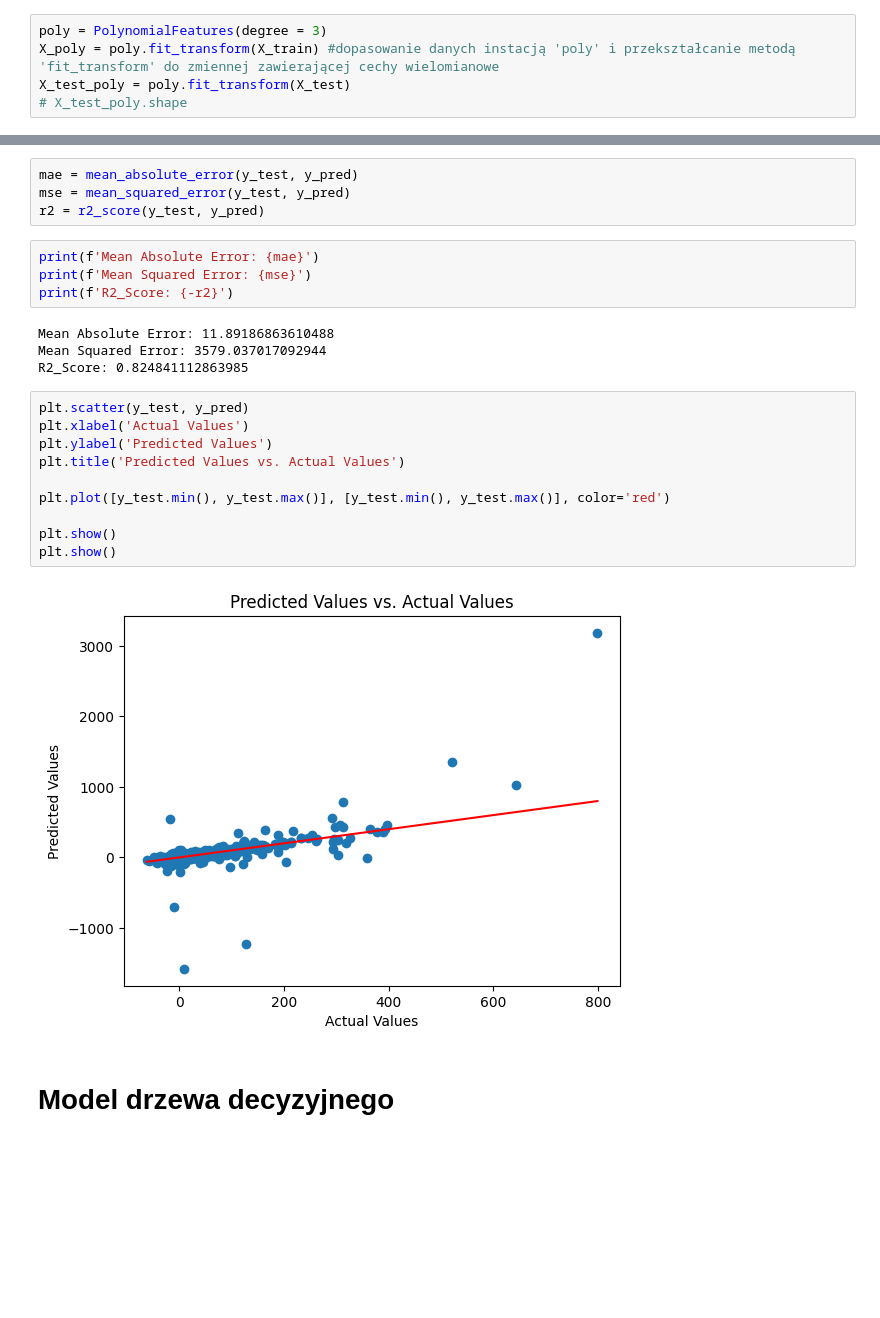
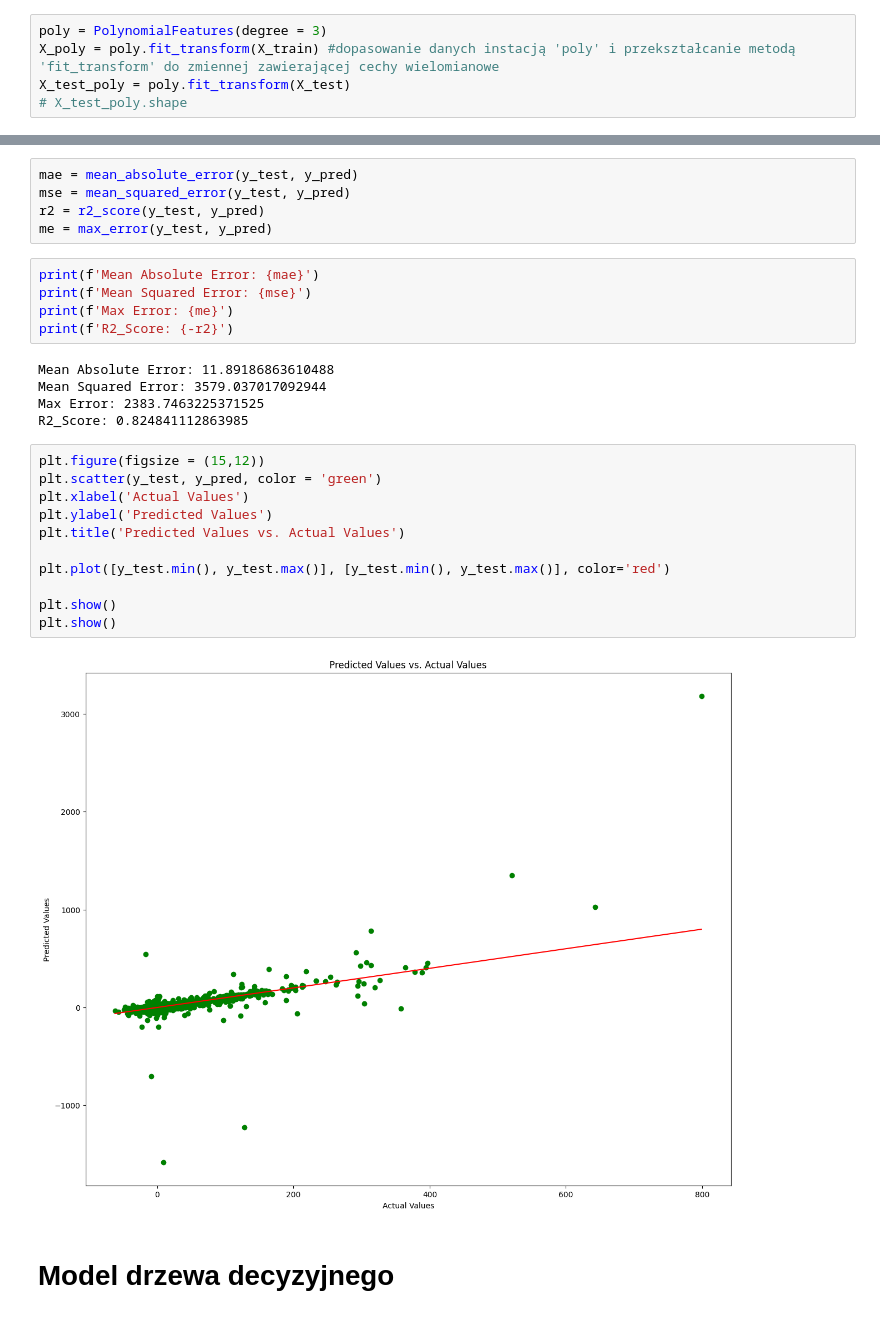
Before and after one commit to lukaszek358/SDA, a Jupyter notebook: projekt_końcowy_modelowanie_FINAL.ipynb, the cells around one changed output, grey strips where cells are left out. Cells and saved outputs as stored; diff of their text form; blank space fills up the shorter version.

```diff
--- a/projekt_końcowy_modelowanie_FINAL.ipynb
+++ b/projekt_końcowy_modelowanie_FINAL.ipynb
@@ -162,26 +168,30 @@ y_pred = regressor_poly.predict(X_test_poly)
 mae = mean_absolute_error(y_test, y_pred)
 mse = mean_squared_error(y_test, y_pred)
 r2 = r2_score(y_test, y_pred)
+me = max_error(y_test, y_pred)
 # %%
 print(f'Mean Absolute Error: {mae}')
 print(f'Mean Squared Error: {mse}')
+print(f'Max Error: {me}')
 print(f'R2_Score: {-r2}')
 # %% [output]
 Mean Absolute Error: 11.89186863610488
 Mean Squared Error: 3579.037017092944
+Max Error: 2383.7463225371525
 R2_Score: 0.824841112863985
 # %%
-plt.scatter(y_test, y_pred)
+plt.figure(figsize = (15,12))
+plt.scatter(y_test, y_pred, color = 'green')
 plt.xlabel('Actual Values')
 plt.ylabel('Predicted Values')
 plt.title('Predicted Values vs. Actual Values')
 
 plt.plot([y_test.min(), y_test.max()], [y_test.min(), y_test.max()], color='red')
 
 plt.show()
 plt.show()
 # %% [output]
-[figure, old version]
+[figure, new version]
 # %% [markdown]
 # Model drzewa decyzyjnego
 # %% [markdown]
```
Also changed, not shown: parts of 11 cells of this notebook.
